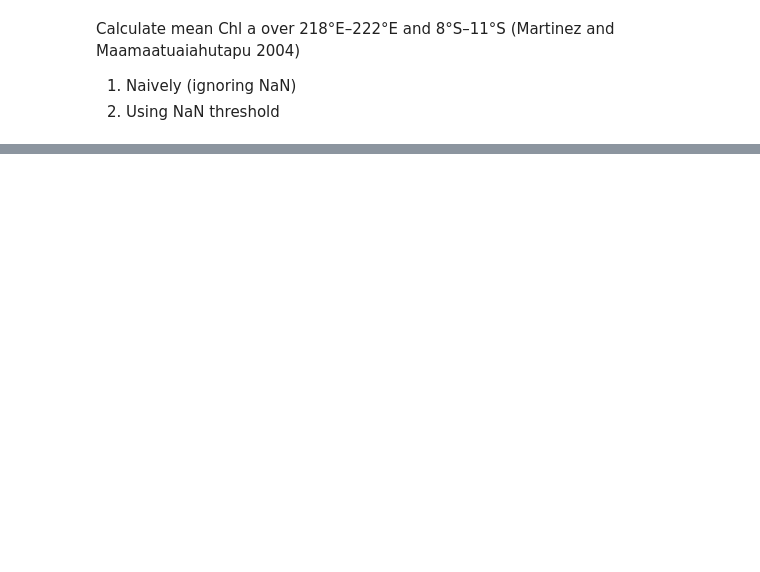
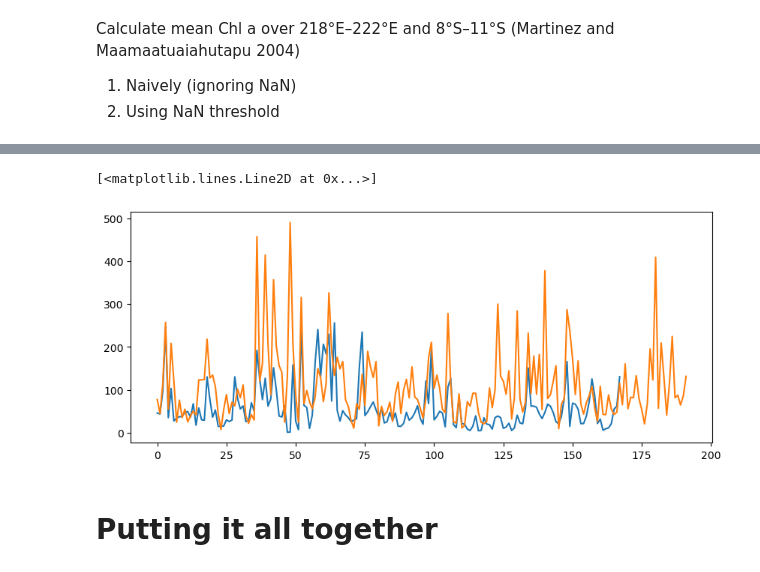
Before and after one commit to ychnli/Stanford-SEA, a Jupyter notebook: calc_timeseries.ipynb, the cells around one changed output, grey strips where cells are left out. Drawn from its saved outputs; the diff is of its cells as text; code cells hidden in the pictures; blank space fills up the shorter version.

```diff
--- a/calc_timeseries.ipynb
+++ b/calc_timeseries.ipynb
@@ -243,3 +286,14 @@ sst_region_avg = sst_region.mean(dim=['lat','lon'])
+# %%
+hivaoa_rainfall = np.loadtxt('hivaoa_rainfall.txt', dtype=str)[1:,1:-1].flatten().astype(float)
+nukuhiva_rainfall = np.loadtxt('nukuhiva_rainfall.txt', dtype=str)[1:,1:-1].flatten().astype(float)
+plt.figure(figsize=(10,4))
+plt.plot(nukuhiva_rainfall)
+plt.plot(hivaoa_rainfall)
+# %% [output]
+[<matplotlib.lines.Line2D at 0x...>]
+[figure, added]
+# %% [markdown]
+# Putting it all together
 # %%
 fig, (ax1, ax2, ax3) = plt.subplots(3, 1, figsize=(10, 6))
 
```
Also changed, not shown: parts of 18 cells of this notebook.
